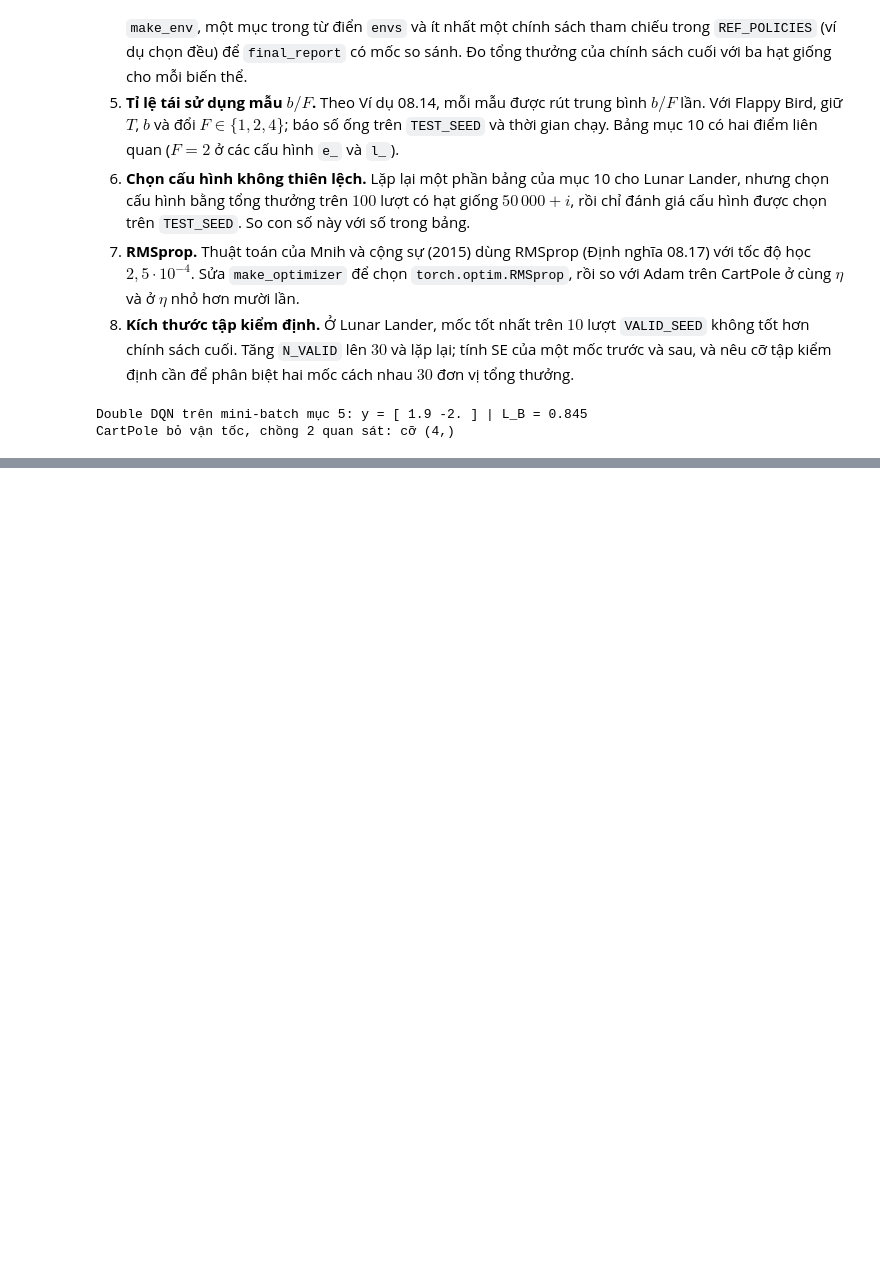
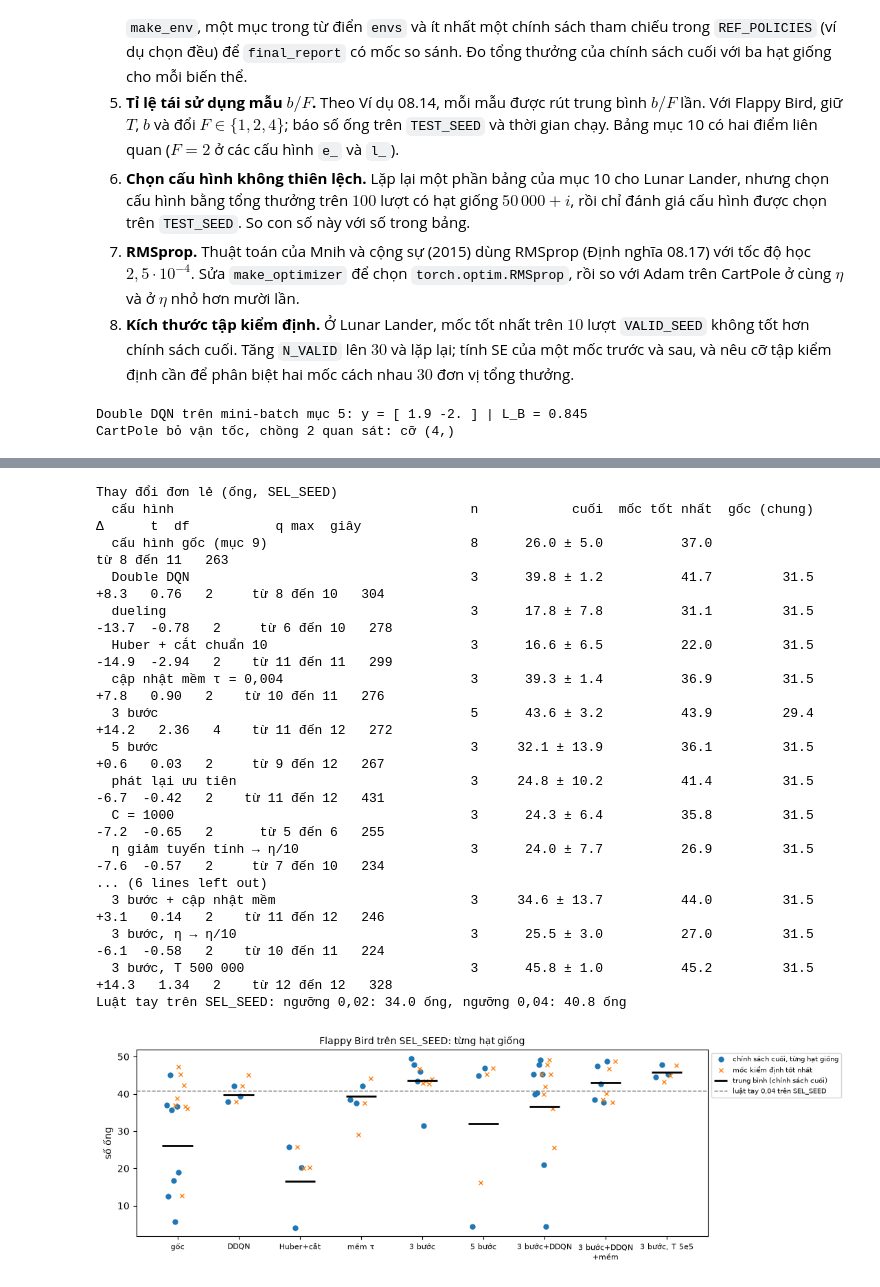
Before and after one commit to uet-iai-course/reinforcement-learning-planning, a Jupyter notebook: 2627-1/materials/lec-08/thuc-hanh-dqn-cartpole-lunarlander-flappybird.ipynb, the cells around one changed output, grey strips where cells are left out. Saved outputs shown, nothing was run; the diff lists cells and outputs as text; code cells hidden in the pictures; blank space fills up the shorter version.

```diff
--- a/2627-1/materials/lec-08/thuc-hanh-dqn-cartpole-lunarlander-flappybird.ipynb
+++ b/2627-1/materials/lec-08/thuc-hanh-dqn-cartpole-lunarlander-flappybird.ipynb
@@ -1577,0 +2097,28 @@ CartPole bỏ vận tốc, chồng 2 quan sát: cỡ (4,)
+# %%
+env_id = "FlappyBird-v0"
+show_sel(env_id, ["base", "ddqn", "duel", "huberclip", "soft", "nstep3", "nstep5", "per", "C1000", "lrdecay", "T500k"],
+         "Thay đổi đơn lẻ")
+show_sel(env_id, ["base", "n3_ddqn", "n3_ddqn_soft", "n3_soft", "n3_lrdecay", "n3_T500k"], "Tổ hợp quanh lợi tức 3 bước")
+print(f"Luật tay trên SEL_SEED: ngưỡng 0,02: {REF_SEL['FlappyBird-v0/rule_thr0.02'][0]:.1f} ống, "
+      f"ngưỡng 0,04: {REF_SEL['FlappyBird-v0/rule_thr0.04'][0]:.1f} ống")
+plot_sel(env_id, ["base", "ddqn", "huberclip", "soft", "nstep3", "nstep5", "n3_ddqn", "n3_ddqn_soft", "n3_T500k"],
+         "Flappy Bird trên SEL_SEED: từng hạt giống", ref=("luật tay 0,04", REF_SEL["FlappyBird-v0/rule_thr0.04"][0]))
+# %% [output]
+Thay đổi đơn lẻ (ống, SEL_SEED)
+  cấu hình                                      n            cuối  mốc tốt nhất  gốc (chung)        Δ      t  df           q max  giây
+  cấu hình gốc (mục 9)                          8      26.0 ± 5.0          37.0                                      từ 8 đến 11   263
+  Double DQN                                    3      39.8 ± 1.2          41.7         31.5     +8.3   0.76   2     từ 8 đến 10   304
+  dueling                                       3      17.8 ± 7.8          31.1         31.5    -13.7  -0.78   2     từ 6 đến 10   278
+  Huber + cắt chuẩn 10                          3      16.6 ± 6.5          22.0         31.5    -14.9  -2.94   2    từ 11 đến 11   299
+  cập nhật mềm τ = 0,004                        3      39.3 ± 1.4          36.9         31.5     +7.8   0.90   2    từ 10 đến 11   276
+  3 bước                                        5      43.6 ± 3.2          43.9         29.4    +14.2   2.36   4    từ 11 đến 12   272
+  5 bước                                        3     32.1 ± 13.9          36.1         31.5     +0.6   0.03   2     từ 9 đến 12   267
+  phát lại ưu tiên                              3     24.8 ± 10.2          41.4         31.5     -6.7  -0.42   2    từ 11 đến 12   431
+  C = 1000                                      3      24.3 ± 6.4          35.8         31.5     -7.2  -0.65   2      từ 5 đến 6   255
+  η giảm tuyến tính → η/10                      3      24.0 ± 7.7          26.9         31.5     -7.6  -0.57   2     từ 7 đến 10   234
+... (6 lines left out)
+  3 bước + cập nhật mềm                         3     34.6 ± 13.7          44.0         31.5     +3.1   0.14   2    từ 11 đến 12   246
+  3 bước, η → η/10                              3      25.5 ± 3.0          27.0         31.5     -6.1  -0.58   2    từ 10 đến 11   224
+  3 bước, T 500 000                             3      45.8 ± 1.0          45.2         31.5    +14.3   1.34   2    từ 12 đến 12   328
+Luật tay trên SEL_SEED: ngưỡng 0,02: 34.0 ống, ngưỡng 0,04: 40.8 ống
+[figure, added]
```
Also changed, not shown: parts of 34 cells of this notebook, 1 other file.
